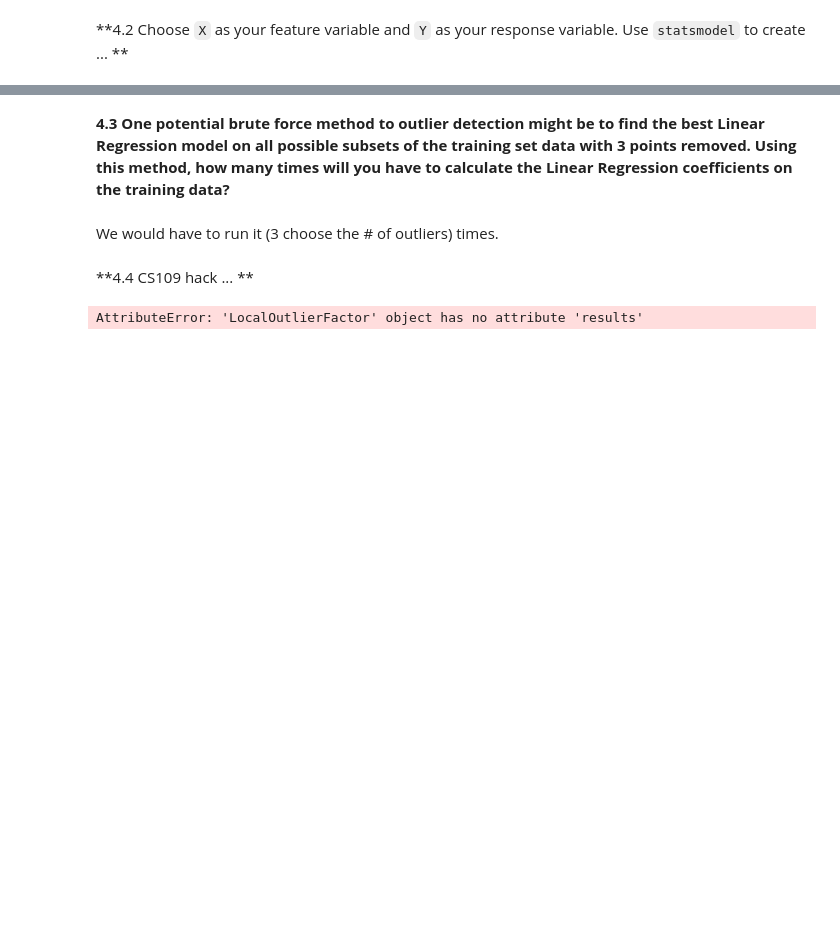
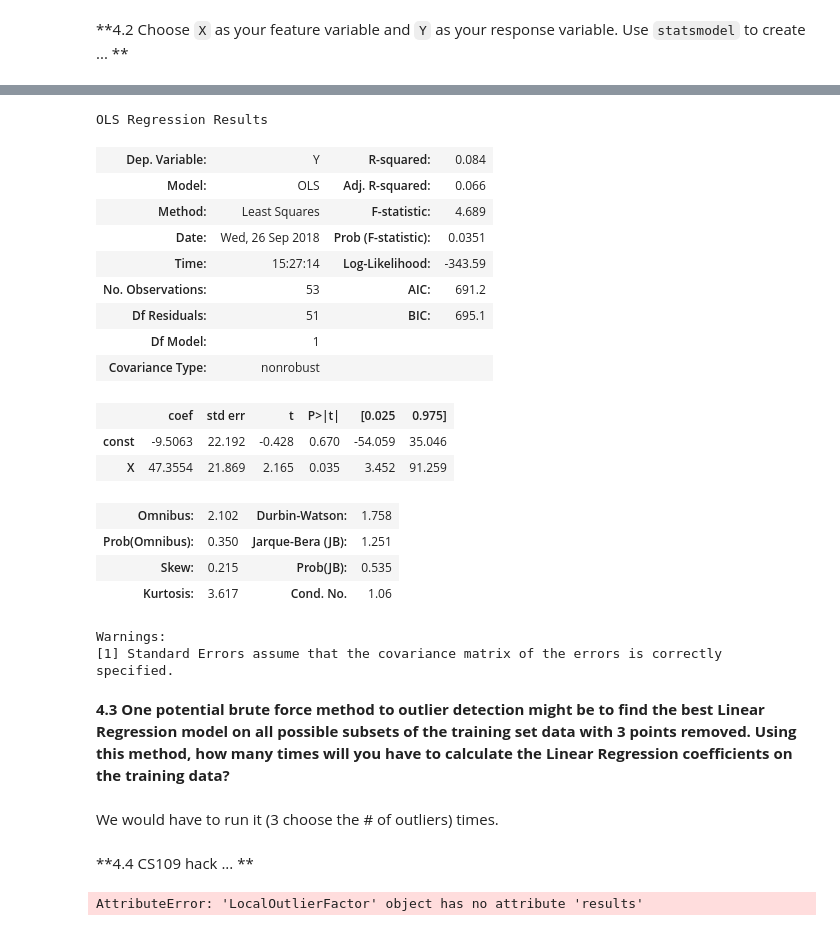
Before and after one commit to tmaounis/cs109a_hw2, a Jupyter notebook: cs109a_hw2_109.ipynb, the cells around one changed output, grey strips where cells are left out. Saved outputs shown, nothing was run; the diff lists cells and outputs as text; code cells hidden in the pictures; blank space fills up the shorter version.

```diff
--- a/cs109a_hw2_109.ipynb
+++ b/cs109a_hw2_109.ipynb
@@ -457,3 +403,35 @@ print(np.array([2,3]))
+# %%
+# your code here
+x_train = df_outliers_train['X']
+y_train = df_outliers_train['Y']
+x_test = df_outliers_test['X']
+y_test = df_outliers_test['Y']
+
+X_train = sm.add_constant(x_train)
+X_test = sm.add_constant(x_test)
+
+OutlierOLSModel = OLS(y_train,X_train).fit()
+#display(OutlierOLSModel.summary())
+# %% [output]
+OLS Regression Results
+| Dep. Variable: | Y | R-squared: | 0.084 |
+| Model: | OLS | Adj. R-squared: | 0.066 |
+| Method: | Least Squares | F-statistic: | 4.689 |
+| Date: | Wed, 26 Sep 2018 | Prob (F-statistic): | 0.0351 |
+| Time: | 15:27:14 | Log-Likelihood: | -343.59 |
+| No. Observations: | 53 | AIC: | 691.2 |
+| Df Residuals: | 51 | BIC: | 695.1 |
+| Df Model: | 1 |  |  |
+| Covariance Type: | nonrobust |  |  |
+|  | coef | std err | t | P>|t| | [0.025 | 0.975] |
+| const | -9.5063 | 22.192 | -0.428 | 0.670 | -54.059 | 35.046 |
+| X | 47.3554 | 21.869 | 2.165 | 0.035 | 3.452 | 91.259 |
+| Omnibus: | 2.102 | Durbin-Watson: | 1.758 |
+| Prob(Omnibus): | 0.350 | Jarque-Bera (JB): | 1.251 |
+| Skew: | 0.215 | Prob(JB): | 0.535 |
+| Kurtosis: | 3.617 | Cond. No. | 1.06 |
+Warnings:
+[1] Standard Errors assume that the covariance matrix of the errors is correctly specified.
 # %% [markdown]
 **4.3 One potential brute force method to outlier detection might be to find the best Linear Regression model on all possible subsets of the training set data with 3 points removed.  Using this method, how many times will you have to calculate the Linear Regression coefficients on the training data?**
 # %% [markdown]
```
Also changed, not shown: parts of 7 cells of this notebook.
